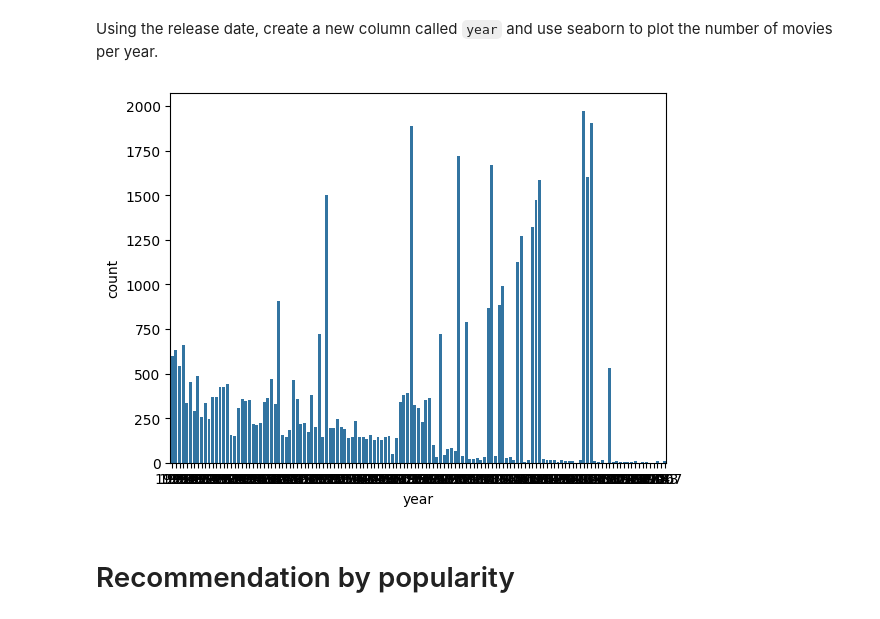
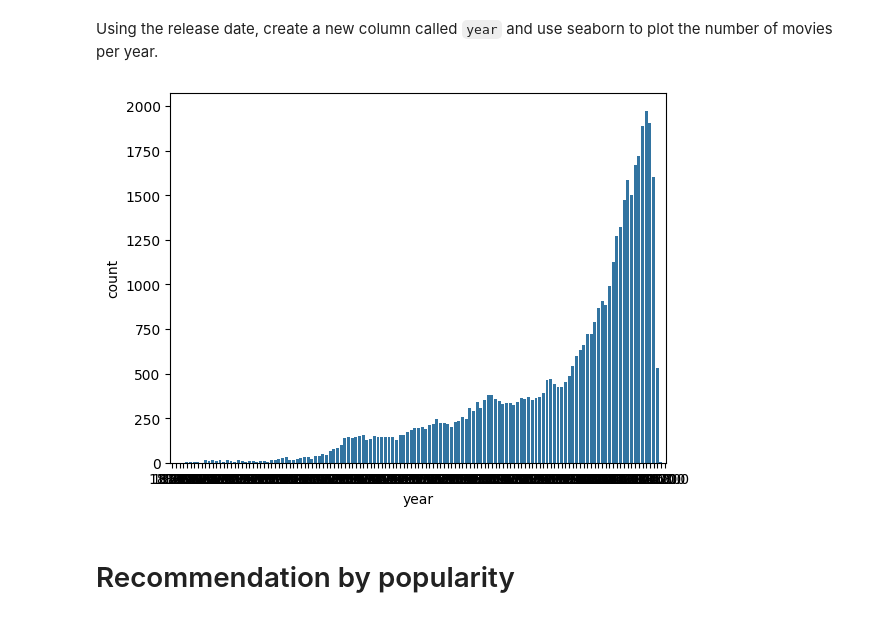
Before and after one commit to MaxMosh/AIF, a Jupyter notebook: rec_sys/recommender_systems/INSA_Reco.ipynb, the cells around one changed output. Cells and saved outputs as stored; diff of their text form; code cells hidden in the pictures.

```diff
--- a/rec_sys/recommender_systems/INSA_Reco.ipynb
+++ b/rec_sys/recommender_systems/INSA_Reco.ipynb
@@ -86,14 +86,14 @@ Using the release date, create a new column called `year` and use seaborn to plo
 # %%
 import seaborn as sns
 import matplotlib.pyplot as plt
 import numpy as np
 
 metadata['year'] = metadata['release_date'].apply(lambda x: x.split("-")[0] if x is not np.nan else None)
-metadata['year'] = pd.to_numeric(metadata['year'])
+metadata['year'] = pd.to_numeric(metadata['year'], downcast="integer")
 sns.countplot(x='year', data=metadata)
 plt.show()
 # %% [output]
-[figure, old version]
+[figure, new version]
 # %% [markdown]
 # Recommendation by popularity
 # %% [markdown]
```
Also changed, not shown: parts of 9 cells of this notebook.
